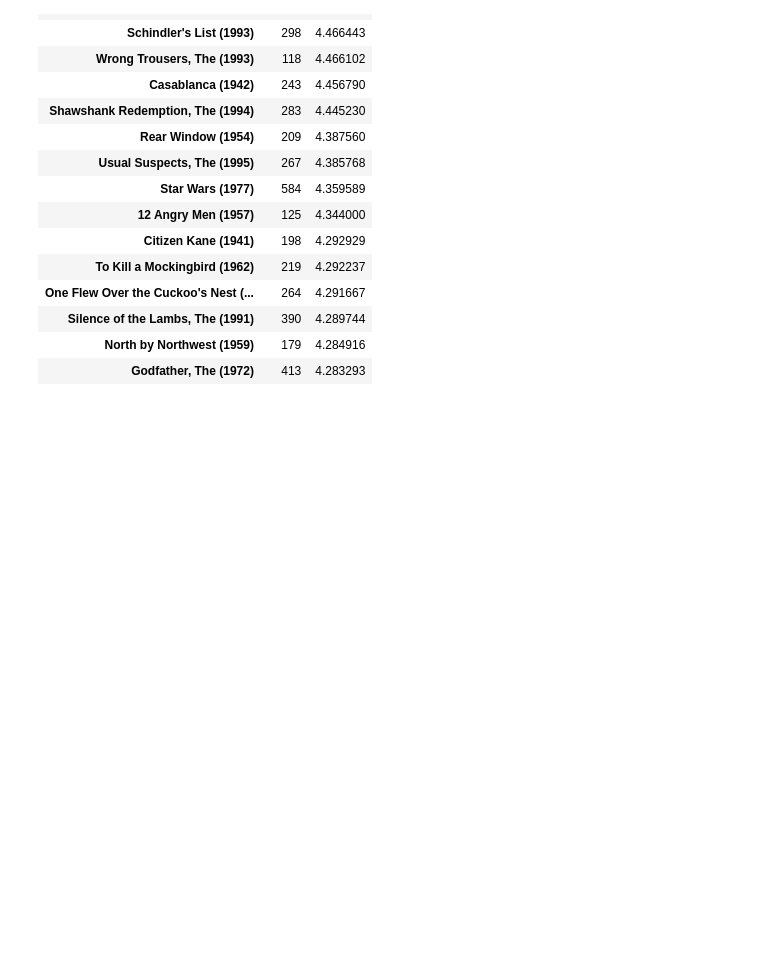
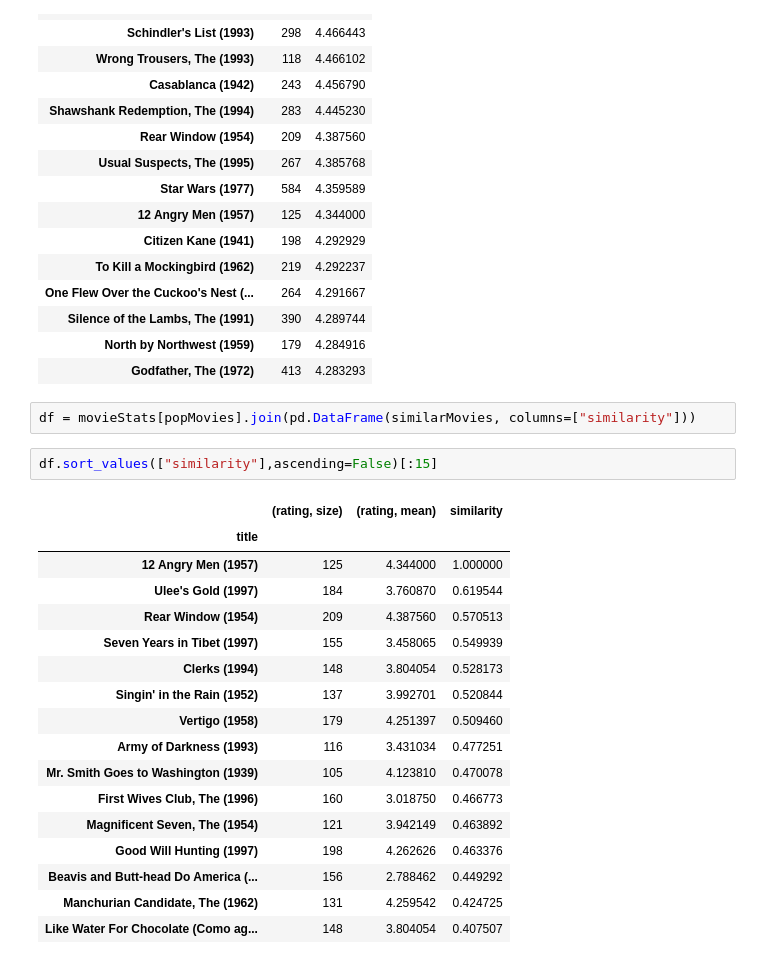
Before and after one commit to kamath7/MLProjectsRepo, a Jupyter notebook: RecommendationEng/recommendations.ipynb, the cells around one changed output. Cells and saved outputs as stored; diff of their text form; blank space fills up the shorter version.

```diff
--- a/RecommendationEng/recommendations.ipynb
+++ b/RecommendationEng/recommendations.ipynb
@@ -138,3 +138,25 @@ movieStats[popMovies].sort_values([('rating','mean')], ascending=False)[:15]
 | Silence of the Lambs, The (1991) | 390 | 4.289744 |
 | North by Northwest (1959) | 179 | 4.284916 |
 | Godfather, The (1972) | 413 | 4.283293 |
+# %%
+df = movieStats[popMovies].join(pd.DataFrame(similarMovies, columns=["similarity"]))
+# %%
+df.sort_values(["similarity"],ascending=False)[:15]
+# %% [output]
+|  | (rating, size) | (rating, mean) | similarity |
+| title |  |  |  |
+| 12 Angry Men (1957) | 125 | 4.344000 | 1.000000 |
+| Ulee's Gold (1997) | 184 | 3.760870 | 0.619544 |
+| Rear Window (1954) | 209 | 4.387560 | 0.570513 |
+| Seven Years in Tibet (1997) | 155 | 3.458065 | 0.549939 |
+| Clerks (1994) | 148 | 3.804054 | 0.528173 |
+| Singin' in the Rain (1952) | 137 | 3.992701 | 0.520844 |
+| Vertigo (1958) | 179 | 4.251397 | 0.509460 |
+| Army of Darkness (1993) | 116 | 3.431034 | 0.477251 |
+| Mr. Smith Goes to Washington (1939) | 105 | 4.123810 | 0.470078 |
+| First Wives Club, The (1996) | 160 | 3.018750 | 0.466773 |
+| Magnificent Seven, The (1954) | 121 | 3.942149 | 0.463892 |
+| Good Will Hunting (1997) | 198 | 4.262626 | 0.463376 |
+| Beavis and Butt-head Do America (... | 156 | 2.788462 | 0.449292 |
+| Manchurian Candidate, The (1962) | 131 | 4.259542 | 0.424725 |
+| Like Water For Chocolate (Como ag... | 148 | 3.804054 | 0.407507 |
```
